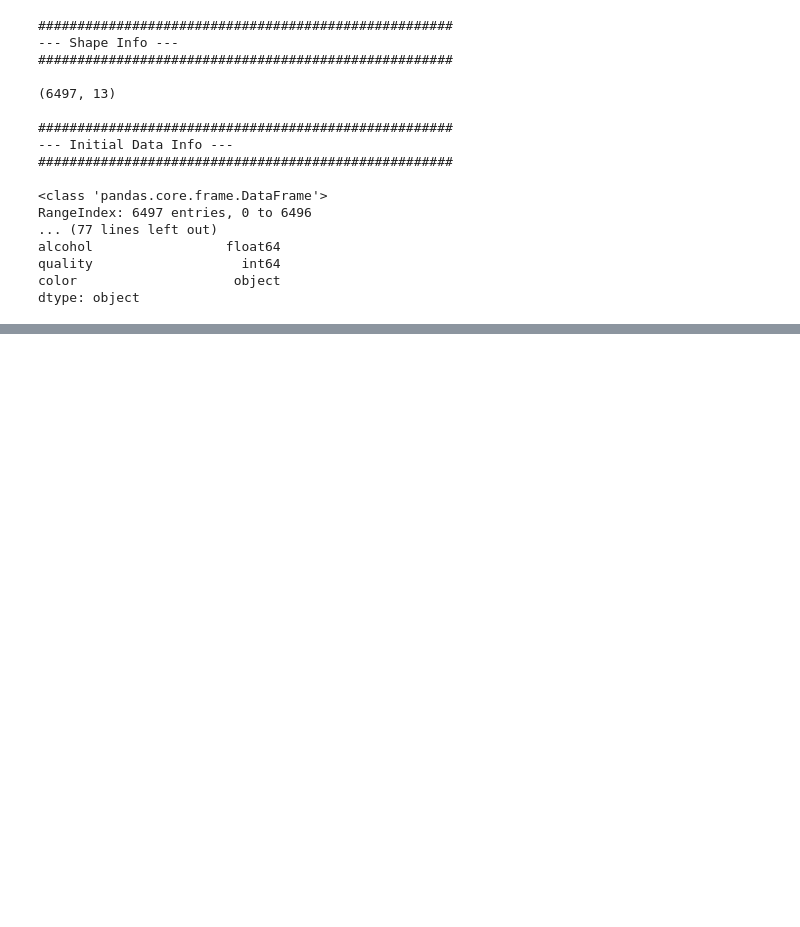
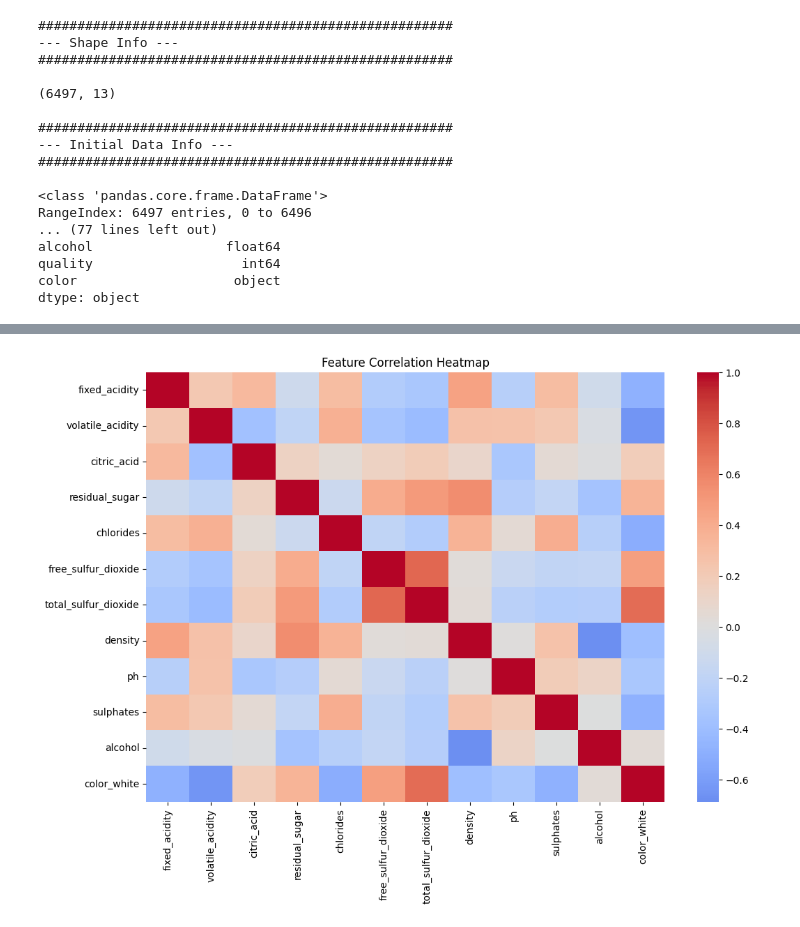
Before and after one commit to ag826/AIPI590_XAI_F25, a Jupyter notebook: Assignment_Interpretable_ML_II.ipynb, the cells around one changed output, grey strips where cells are left out. Cells and saved outputs as stored; diff of their text form; code cells hidden in the pictures; blank space fills up the shorter version.

```diff
--- a/Assignment_Interpretable_ML_II.ipynb
+++ b/Assignment_Interpretable_ML_II.ipynb
@@ -122,0 +122,24 @@ dtype: object
+# %%
+df['quality_category'] = pd.cut(
+    df['quality'],
+    bins=[0, 5, 7, 10],  # boundaries
+    labels=['low', 'medium', 'high']
+)
+
+df.columns = df.columns.str.strip().str.lower().str.replace(" ", "_")
+
+df = pd.get_dummies(df, columns=['color'], drop_first=True)
+
+X = df.drop(columns=['quality', 'quality_category'])
+y = df['quality_category']
+
+X_train, X_test, y_train, y_test = train_test_split(
+    X, y, test_size=0.2, random_state=42, stratify=y
+)
+# %%
+plt.figure(figsize=(12,8))
+sns.heatmap(df.drop(columns=['quality','quality_category']).corr(), cmap="coolwarm", center=0)
+plt.title("Feature Correlation Heatmap")
+plt.show()
+# %% [output]
+[figure, added]
```
Also changed, not shown: parts of 19 cells of this notebook.
